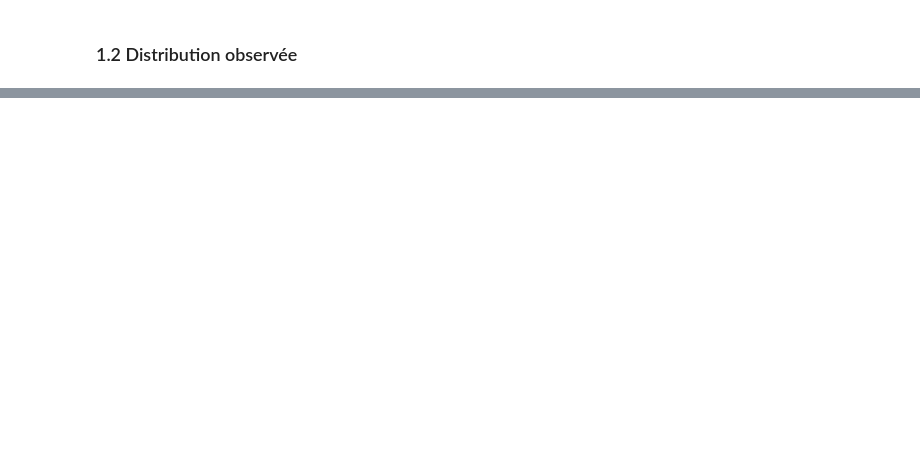
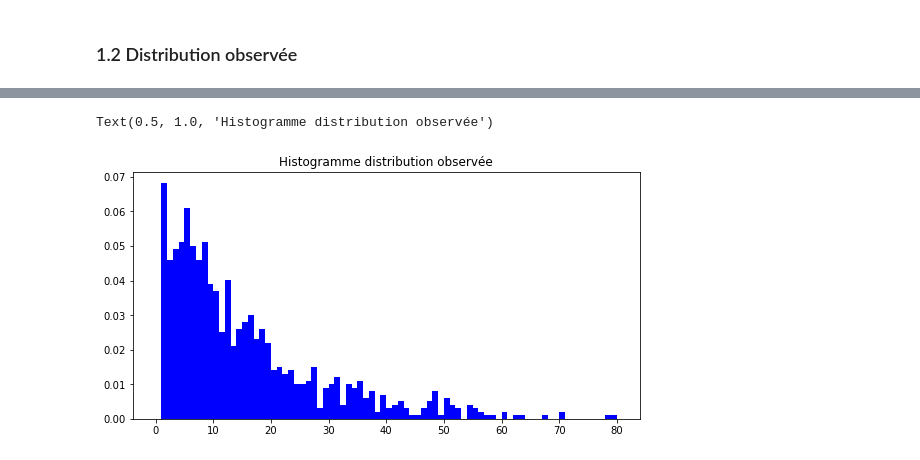
Before and after one commit to tkqdldk/Markov_Epidemio, a Jupyter notebook: projet3.ipynb.ipynb, the cells around one changed output, grey strips where cells are left out. Saved outputs shown, nothing was run; the diff lists cells and outputs as text; code cells hidden in the pictures; blank space fills up the shorter version.

```diff
--- a/projet3.ipynb.ipynb
+++ b/projet3.ipynb.ipynb
@@ -237,0 +271,30 @@ def Pourcentage(nb, nombre_individus):
+# %%
+def infection_longueure(T, nombre_individus, vecteur_init, matrice):
+    lengueurs = []
+
+    for i in range(nombre_individus):
+        sequence = générer_séquence(T, vecteur_init, matrice)
+        lengueure_I = sequence.count("I")
+        lengueurs.append(lengueure_I)
+
+    return lengueurs
+# %%
+T = 200
+nombre_individus = 1000
+vecteur_initial = np.array([0.9, 0.1, 0])
+matrice_transition = np.array([[0.92, 0.08, 0], [0, 0.93, 0.07], [0, 0, 1]])
+
+I = infection_longueure(T, nombre_individus, vecteur_initial, matrice_transition)
+print("I =", I)
+
+# 1. Estimez la longueur moyenne d'une séquence de I
+moyenne_estimée = np.mean(I)
+print("Moyenne estimée = :", moyenne_estimée )
+
+
+# 2. Calculez la longueur théorique d'une séquence de I
+p = 1-matrice_transition[1][1]
+
+# Calcul de la moyenne du nombre d'étapes passées dans l'état infecté
+moyenne_theorique = 1/p     # Espérance de la loi géométrique
+print("Moyenne théorique =", moyenne_theorique)
@@ -237,0 +314,9 @@ def Pourcentage(nb, nombre_individus):
+# %%
+# 4. Afficher la distribution observée de la longueur d'infection (un histogramme)
+plt.figure(figsize=(20,10))
+ax1 = plt.subplot(221)
+ax1.hist(I, bins=range(0, np.max(I), 1), density=True, color="blue")
+ax1.set_title("Histogramme distribution observée")
+# %% [output]
+Text(0.5, 1.0, 'Histogramme distribution observée')
+[figure, added]
```
Also changed, not shown: parts of 48 cells of this notebook.
